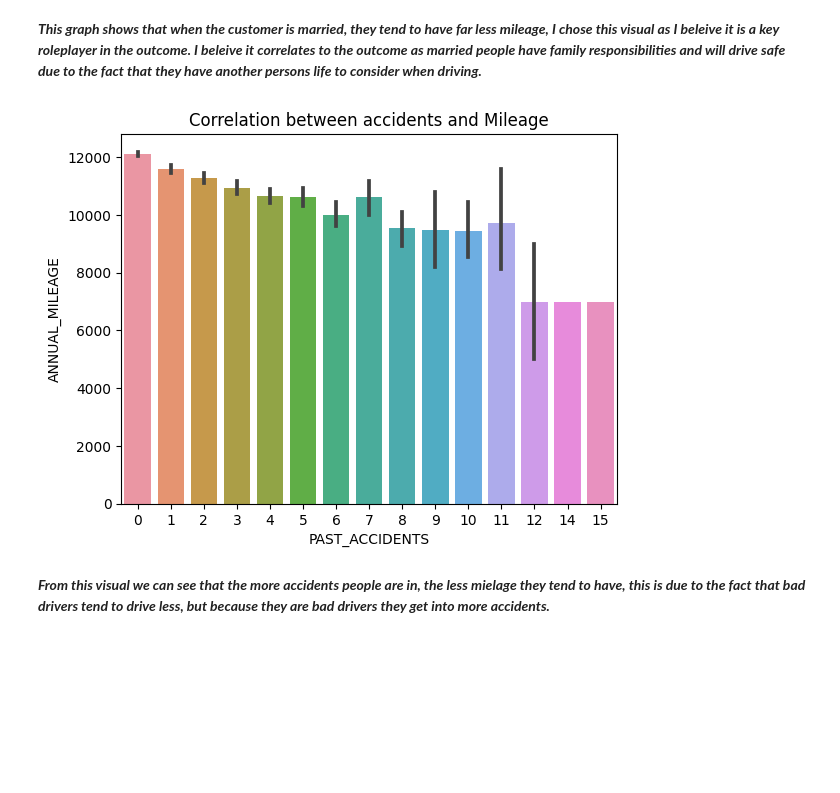
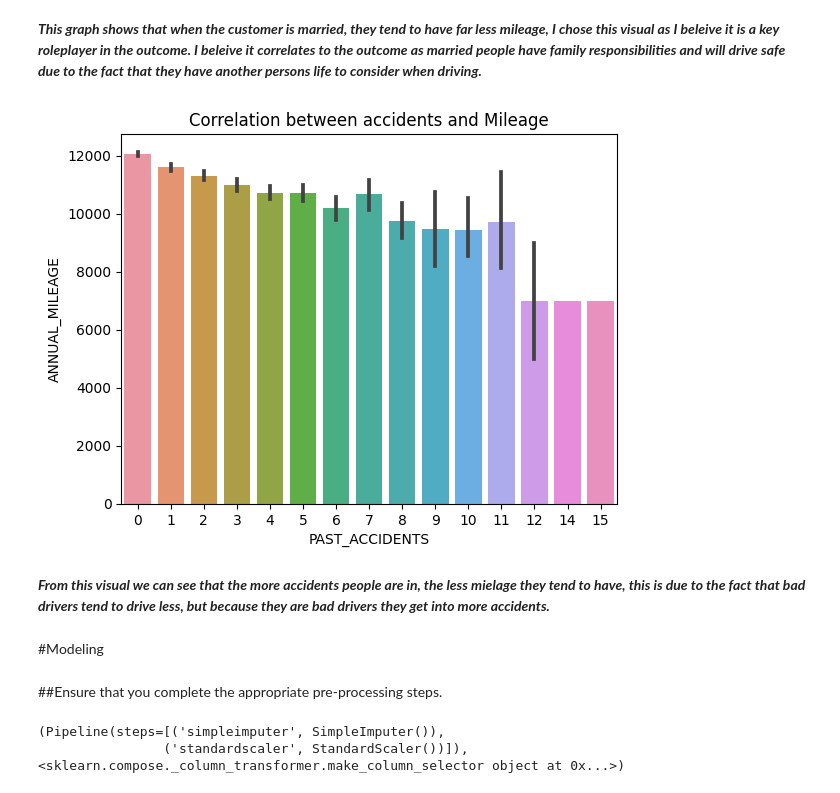
Before and after one commit to Sudo-CHRIS-dev/MachineLearning, a Jupyter notebook: Project2.ipynb, the cells around one changed output. Drawn from its saved outputs; the diff is of its cells as text; code cells hidden in the pictures; blank space fills up the shorter version.

```diff
--- a/Project2.ipynb
+++ b/Project2.ipynb
@@ -297,8 +313,12 @@ ax = sns.barplot(x = 'MARRIED', y = 'ANNUAL_MILEAGE',hue = 'OUTCOME' , data = In
 # %%
 # Plot the data for Visual 2
 plt.title("Correlation between accidents and Mileage")
-ax = sns.barplot( y='ANNUAL_MILEAGE', x='PAST_ACCIDENTS', data = Insurance_df)
+ax = sns.barplot( y='ANNUAL_MILEAGE', x='PAST_ACCIDENTS', data = EDA_Insurance_df)
 # %% [output]
-[figure, old version]
+[figure, new version]
 # %% [markdown]
 ***From this visual we can see that the more accidents people are in, the less mielage they tend to have, this is due to the fact that bad drivers tend to drive less, but because they are bad drivers they get into more accidents.***
+# %% [markdown]
+#Modeling
+# %% [markdown]
+##Ensure that you complete the appropriate pre-processing steps.
@@ -304,0 +332,18 @@ ax = sns.barplot( y='ANNUAL_MILEAGE', x='PAST_ACCIDENTS', data = Insurance_df)
+# %%
+# PREPROCESSING PIPELINE FOR NUMERIC DATA
+# Transformers
+mean_imputer = SimpleImputer(strategy='mean')
+scaler = StandardScaler()
+
+# Pipeline
+num_pipeline = make_pipeline(mean_imputer, scaler)
+
+# Selector
+num_select = make_column_selector(dtype_include = 'number')
+
+# Tuple
+num_tuple = (num_pipeline, num_select)
+print(num_tuple)
+# %% [output]
+(Pipeline(steps=[('simpleimputer', SimpleImputer()),
+                ('standardscaler', StandardScaler())]), <sklearn.compose._column_transformer.make_column_selector object at 0x...>)
```
Also changed, not shown: parts of 60 cells of this notebook.
